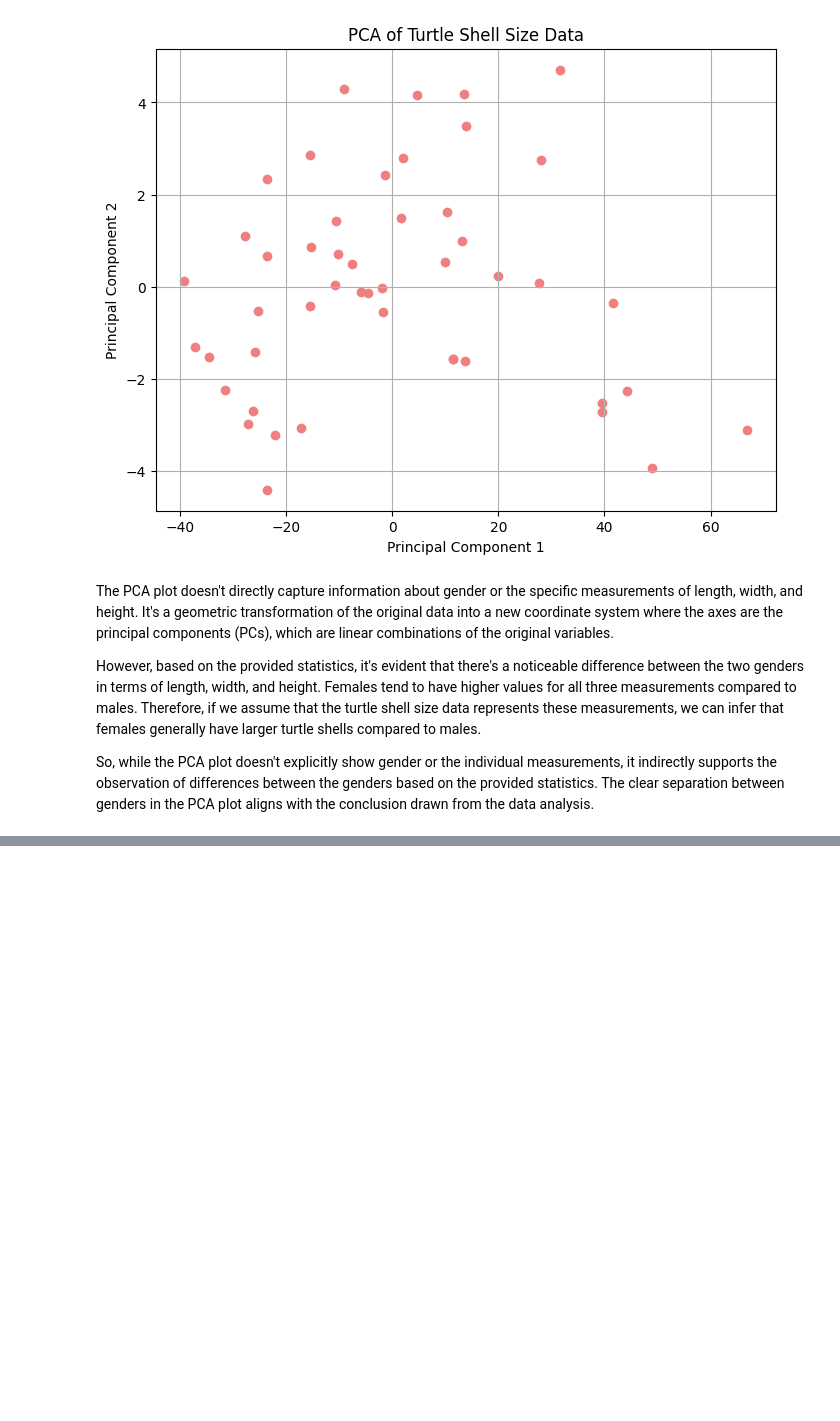
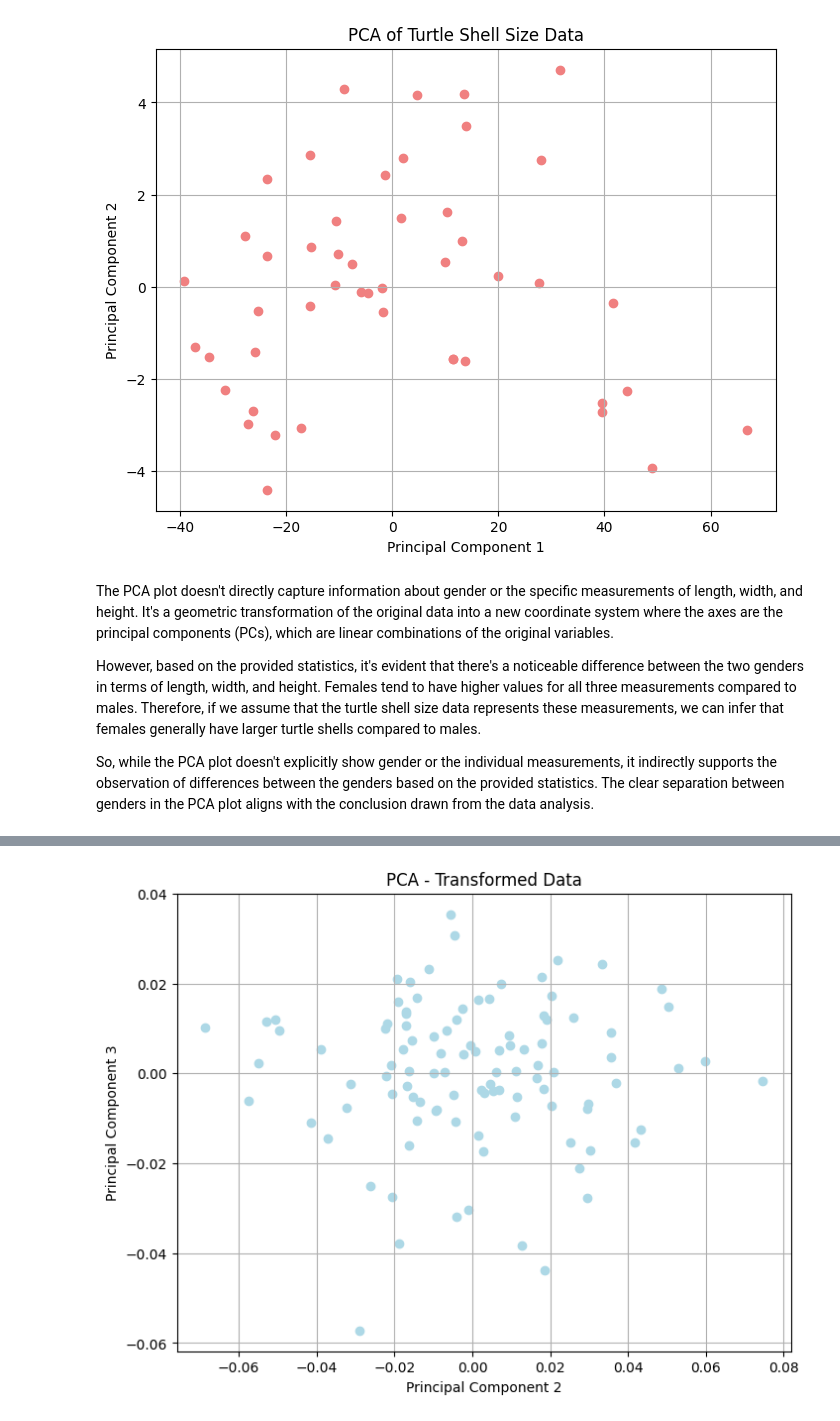
Before and after one commit to TheDan53-Forwork/Multi-Dimensional-Data-Processing, a Jupyter notebook: lab/lab1/21110256_HuynhNguyenTheDan_01_PCA.ipynb, the cells around one changed output, grey strips where cells are left out. Saved outputs shown, nothing was run; the diff lists cells and outputs as text; code cells hidden in the pictures; blank space fills up the shorter version.

```diff
--- a/lab/lab1/21110256_HuynhNguyenTheDan_01_PCA.ipynb
+++ b/lab/lab1/21110256_HuynhNguyenTheDan_01_PCA.ipynb
@@ -326,0 +413,11 @@ So, while the PCA plot doesn't explicitly show gender or the individual measurem
+# %%
+# Plot the results
+plt.figure(figsize=(8, 6))
+plt.scatter(data_pca[:, 1], data_pca[:, 2], color='lightblue')
+plt.title('PCA - Transformed Data')
+plt.xlabel('Principal Component 2')
+plt.ylabel('Principal Component 3')
+plt.grid(True)
+plt.show()
+# %% [output]
+[figure, added]
```
Also changed, not shown: parts of 14 cells of this notebook.
